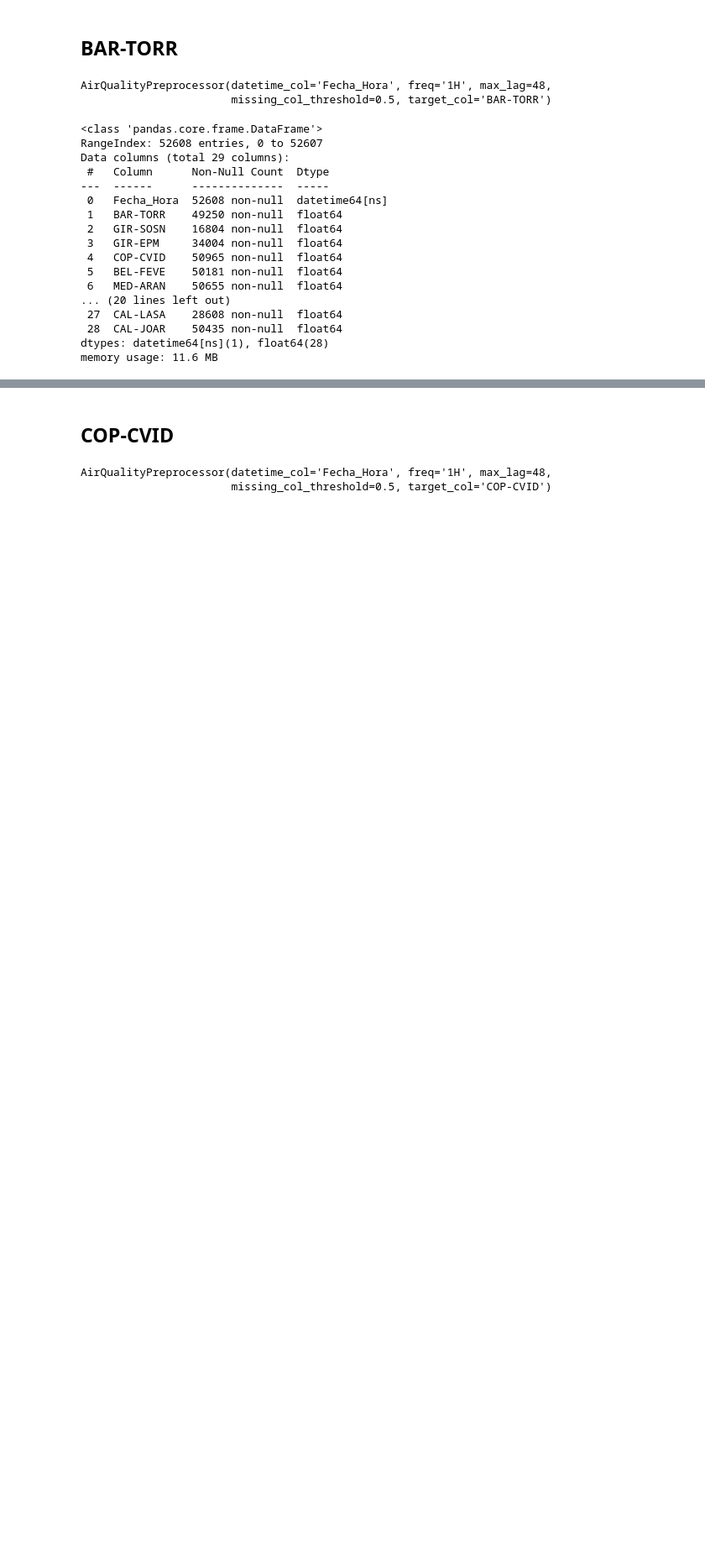
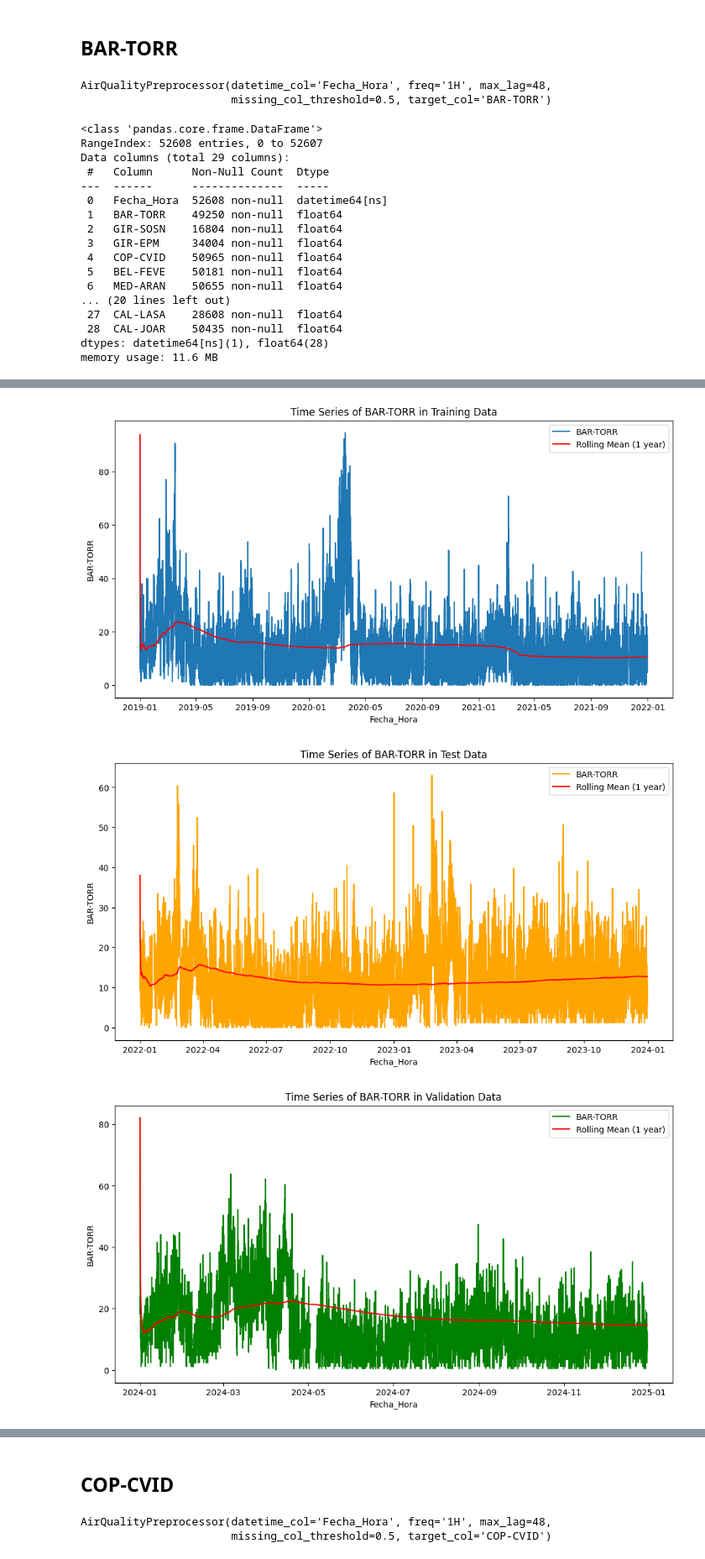
Before and after one commit to aldela01/AQI_Predict, a Jupyter notebook: siata_email_data_forecasting.ipynb, the cells around one changed output, grey strips where cells are left out. Shown at 84% size. Cells and saved outputs as stored; diff of their text form; code cells hidden in the pictures; blank space fills up the shorter version.

```diff
--- a/siata_email_data_forecasting.ipynb
+++ b/siata_email_data_forecasting.ipynb
@@ -358,3 +675,49 @@ X_val_small   = X_val_valid[:,   top_idx[:15]]
+# %%
+# Plot df_train target variable time series
+plt.figure(figsize=(12, 6))
+plt.plot(df_train['Fecha_Hora'], df_train['BAR-TORR'], label='BAR-TORR')
+# Add rolling mean per year for better visualization
+df_train.set_index('Fecha_Hora', inplace=True)
+rolling_mean = df_train['BAR-TORR'].rolling(window=24*365, min_periods=1).mean()
+plt.plot(rolling_mean.index, rolling_mean, label='Rolling Mean (1 year)', color='red')
+df_train.reset_index(inplace=True)
+plt.xlabel('Fecha_Hora')
+plt.ylabel('BAR-TORR')
+plt.title('Time Series of BAR-TORR in Training Data')
+plt.legend()
+plt.show()
+
+# Plot df_test target variable time series
+plt.figure(figsize=(12, 6))
+plt.plot(df_test['Fecha_Hora'], df_test['BAR-TORR'], label='BAR-TORR', color='orange')
+# Add rolling mean per year for better visualization
+df_test.set_index('Fecha_Hora', inplace=True)
+rolling_mean_test = df_test['BAR-TORR'].rolling(window=24*365, min_periods=1).mean()
+plt.plot(rolling_mean_test.index, rolling_mean_test, label='Rolling Mean (1 year)', color='red')
+df_test.reset_index(inplace=True)
+plt.xlabel('Fecha_Hora')
+plt.ylabel('BAR-TORR')
+plt.title('Time Series of BAR-TORR in Test Data')
+plt.legend()
+plt.show()
+
+# Plot df_val target variable time series
+plt.figure(figsize=(12, 6))
+plt.plot(df_val['Fecha_Hora'], df_val['BAR-TORR'], label='BAR-TORR', color='green')
+# Add rolling mean per year for better visualization
+df_val.set_index('Fecha_Hora', inplace=True)
+rolling_mean_val = df_val['BAR-TORR'].rolling(window=24*365, min_periods=1).mean()
+plt.plot(rolling_mean_val.index, rolling_mean_val, label='Rolling Mean (1 year)', color='red')
+df_val.reset_index(inplace=True)
+plt.xlabel('Fecha_Hora')
+plt.ylabel('BAR-TORR')
+plt.title('Time Series of BAR-TORR in Validation Data')
+plt.legend()
+plt.show()
+# %% [output]
+[figure, added]
+[figure, added]
+[figure, added]
 # %%
 rf_small = RandomForestRegressor(
     n_estimators=250,
```
Also changed, not shown: parts of 31 cells of this notebook, 14 other files.
